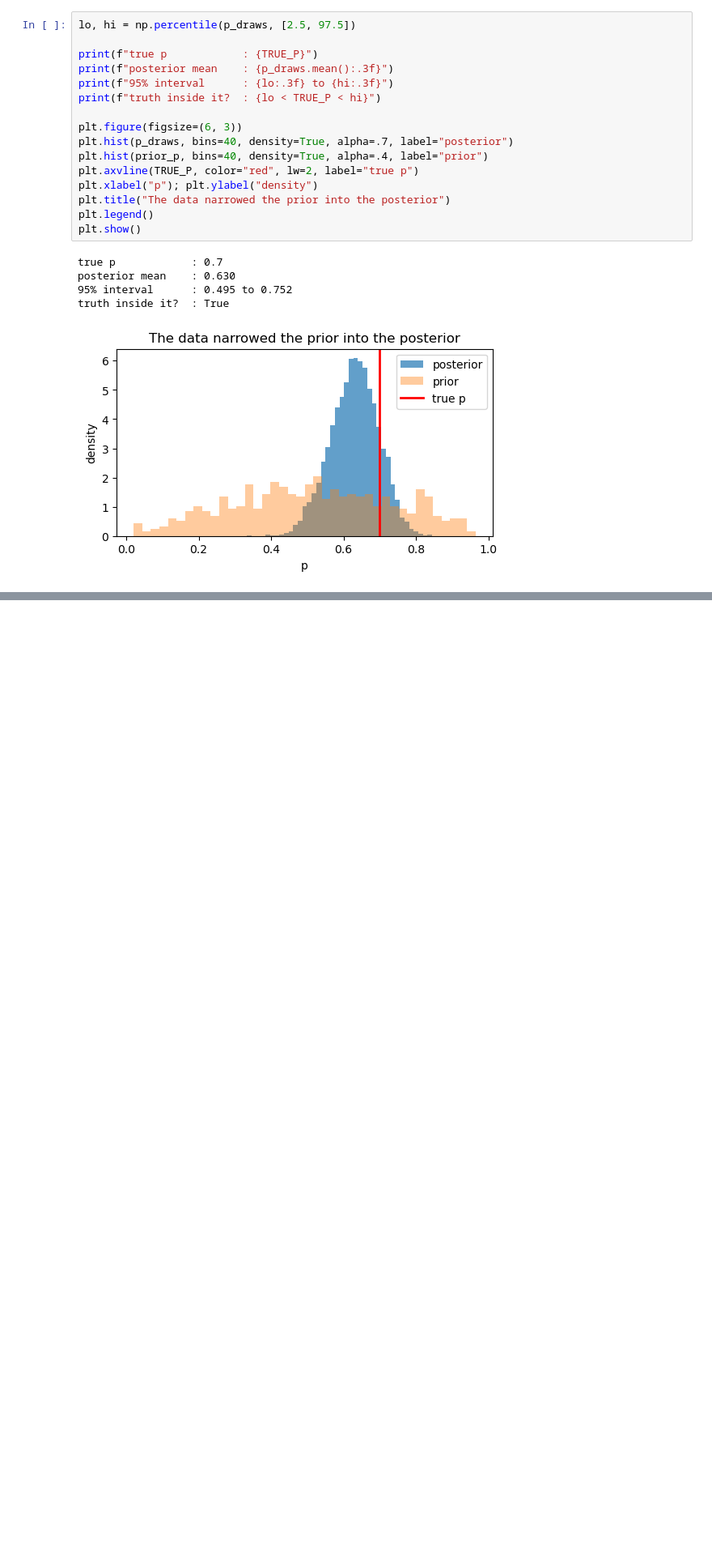
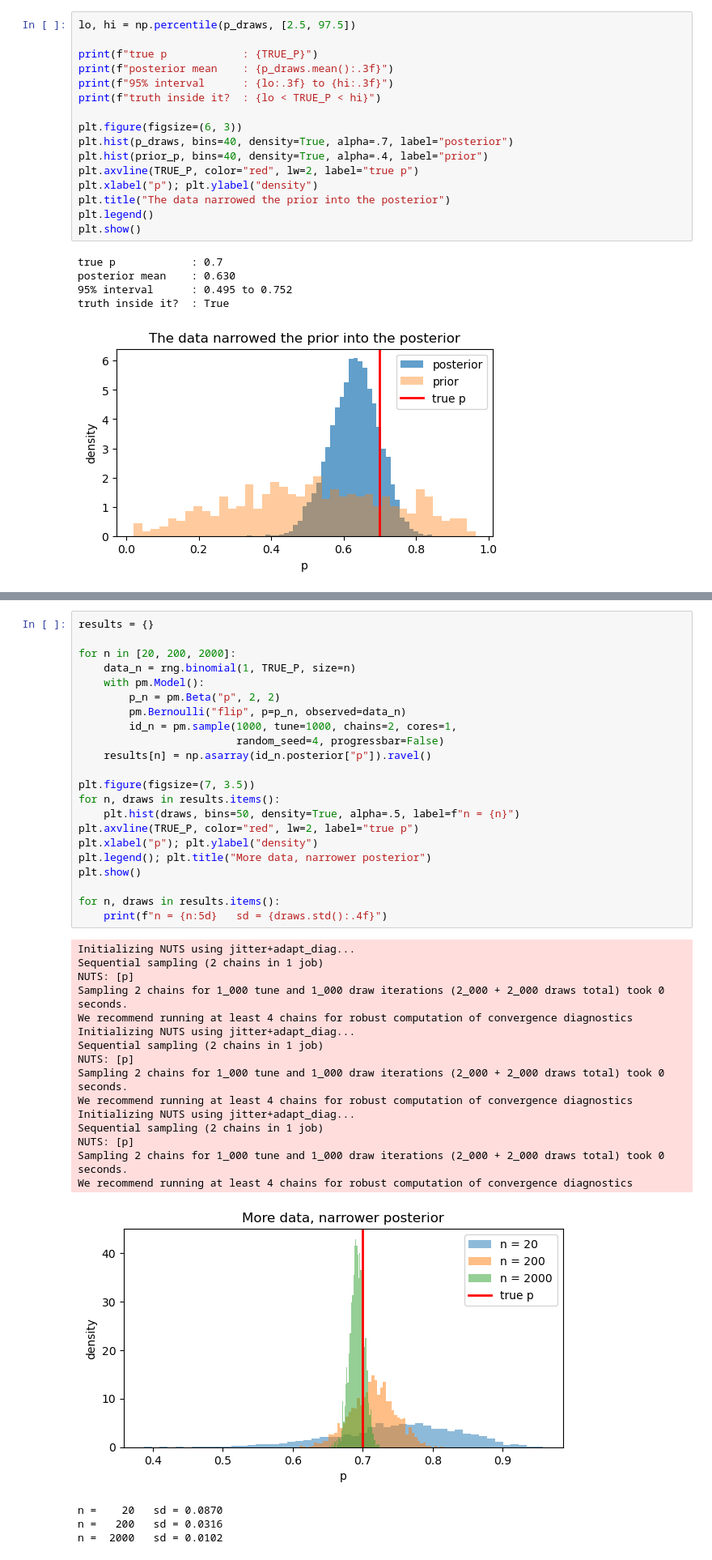
Before and after one commit to HAMm-CODE/pymc_and_arviz_practice, a Jupyter notebook: Pymc-coin-flip.ipynb, the cells around one changed output, grey strips where cells are left out. Shown at 81% size. Saved outputs shown, nothing was run; the diff lists cells and outputs as text; blank space fills up the shorter version.

Commit message:
trying out more data

```diff
--- a/Pymc-coin-flip.ipynb
+++ b/Pymc-coin-flip.ipynb
@@ -363,0 +369,42 @@ truth inside it?  : True
+# %%
+results = {}
+
+for n in [20, 200, 2000]:
+    data_n = rng.binomial(1, TRUE_P, size=n)
+    with pm.Model():
+        p_n = pm.Beta("p", 2, 2)
+        pm.Bernoulli("flip", p=p_n, observed=data_n)
+        id_n = pm.sample(1000, tune=1000, chains=2, cores=1,
+                         random_seed=4, progressbar=False)
+    results[n] = np.asarray(id_n.posterior["p"]).ravel()
+
+plt.figure(figsize=(7, 3.5))
+for n, draws in results.items():
+    plt.hist(draws, bins=50, density=True, alpha=.5, label=f"n = {n}")
+plt.axvline(TRUE_P, color="red", lw=2, label="true p")
+plt.xlabel("p"); plt.ylabel("density")
+plt.legend(); plt.title("More data, narrower posterior")
+plt.show()
+
+for n, draws in results.items():
+    print(f"n = {n:5d}   sd = {draws.std():.4f}")
+# %% [output]
+Initializing NUTS using jitter+adapt_diag...
+Sequential sampling (2 chains in 1 job)
+NUTS: [p]
+Sampling 2 chains for 1_000 tune and 1_000 draw iterations (2_000 + 2_000 draws total) took 0 seconds.
+We recommend running at least 4 chains for robust computation of convergence diagnostics
+Initializing NUTS using jitter+adapt_diag...
+Sequential sampling (2 chains in 1 job)
+NUTS: [p]
+Sampling 2 chains for 1_000 tune and 1_000 draw iterations (2_000 + 2_000 draws total) took 0 seconds.
+We recommend running at least 4 chains for robust computation of convergence diagnostics
+Initializing NUTS using jitter+adapt_diag...
+Sequential sampling (2 chains in 1 job)
+NUTS: [p]
+Sampling 2 chains for 1_000 tune and 1_000 draw iterations (2_000 + 2_000 draws total) took 0 seconds.
+We recommend running at least 4 chains for robust computation of convergence diagnostics
+[figure, added]
+n =    20   sd = 0.0870
+n =   200   sd = 0.0316
+n =  2000   sd = 0.0102
```
Also changed, not shown: parts of 1 cell of this notebook.
